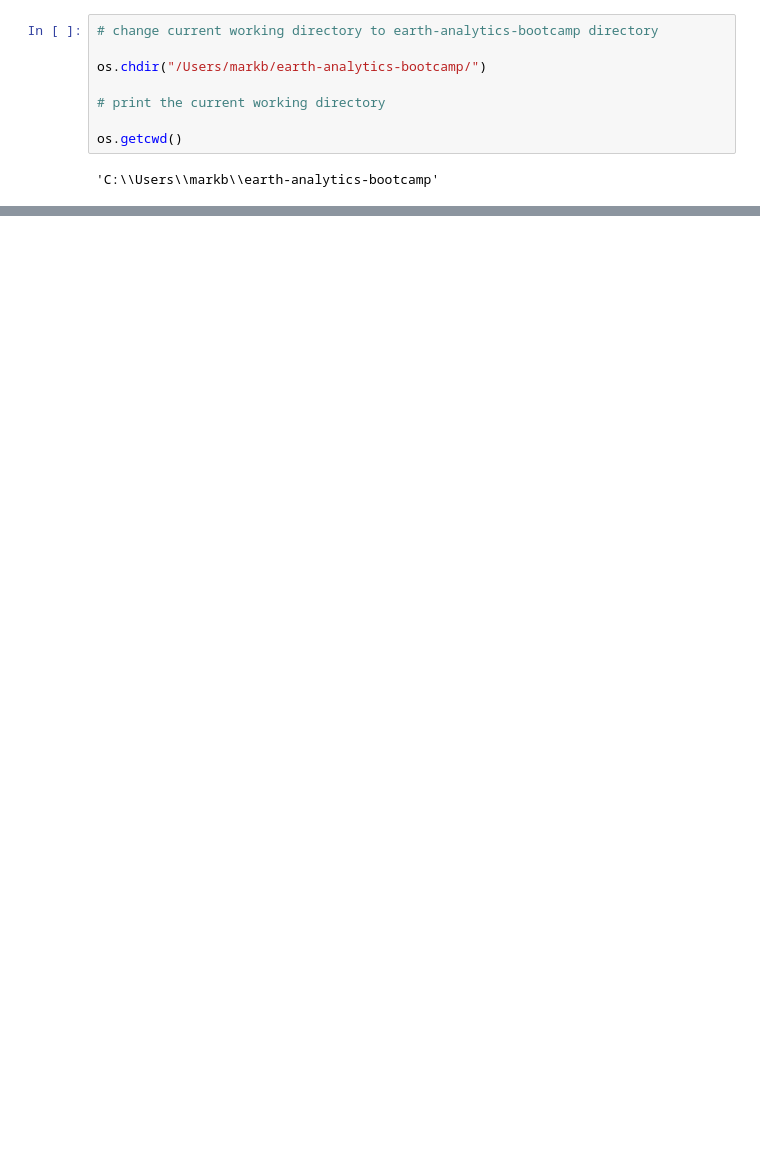
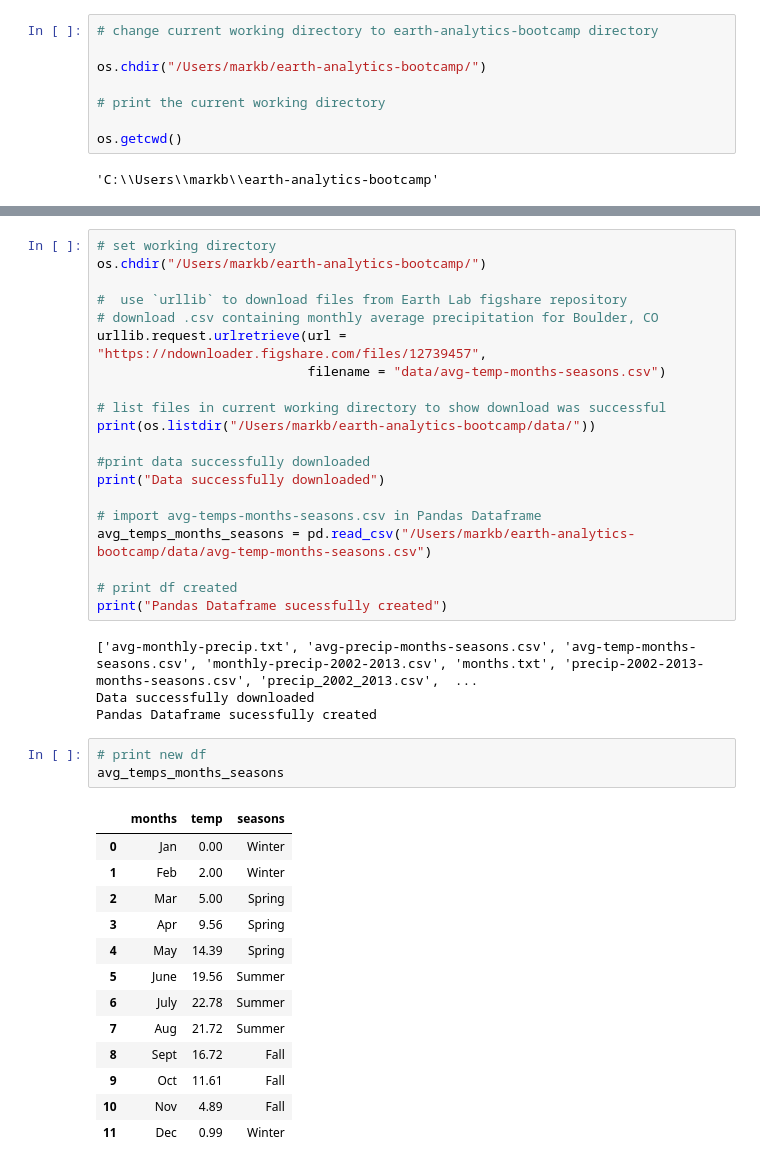
Before and after one commit to geo-py/ea-bootcamp-practice-data-structures, a Jupyter notebook: m-brown-practice-data-structures.ipynb, the cells around one changed output, grey strips where cells are left out. Saved outputs shown, nothing was run; the diff lists cells and outputs as text; blank space fills up the shorter version.

```diff
--- a/m-brown-practice-data-structures.ipynb
+++ b/m-brown-practice-data-structures.ipynb
@@ -127,0 +219,41 @@ os.getcwd()
+# %%
+# set working directory
+os.chdir("/Users/markb/earth-analytics-bootcamp/")
+
+#  use `urllib` to download files from Earth Lab figshare repository
+# download .csv containing monthly average precipitation for Boulder, CO
+urllib.request.urlretrieve(url = "https://ndownloader.figshare.com/files/12739457",
+                           filename = "data/avg-temp-months-seasons.csv")
+
+# list files in current working directory to show download was successful
+print(os.listdir("/Users/markb/earth-analytics-bootcamp/data/"))
+
+#print data successfully downloaded
+print("Data successfully downloaded")
+
+# import avg-temps-months-seasons.csv in Pandas Dataframe
+avg_temps_months_seasons = pd.read_csv("/Users/markb/earth-analytics-bootcamp/data/avg-temp-months-seasons.csv")
+
+# print df created
+print("Pandas Dataframe sucessfully created")
+# %% [output]
+['avg-monthly-precip.txt', 'avg-precip-months-seasons.csv', 'avg-temp-months-seasons.csv', 'monthly-precip-2002-2013.csv', 'months.txt', 'precip-2002-2013-months-seasons.csv', 'precip_2002_2013.csv',  ...
+Data successfully downloaded
+Pandas Dataframe sucessfully created
+# %%
+# print new df
+avg_temps_months_seasons
+# %% [output]
+|  | months | temp | seasons |
+| 0 | Jan | 0.00 | Winter |
+| 1 | Feb | 2.00 | Winter |
+| 2 | Mar | 5.00 | Spring |
+| 3 | Apr | 9.56 | Spring |
+| 4 | May | 14.39 | Spring |
+| 5 | June | 19.56 | Summer |
+| 6 | July | 22.78 | Summer |
+| 7 | Aug | 21.72 | Summer |
+| 8 | Sept | 16.72 | Fall |
+| 9 | Oct | 11.61 | Fall |
+| 10 | Nov | 4.89 | Fall |
+| 11 | Dec | 0.99 | Winter |
```
Also changed, not shown: parts of 18 cells of this notebook.
